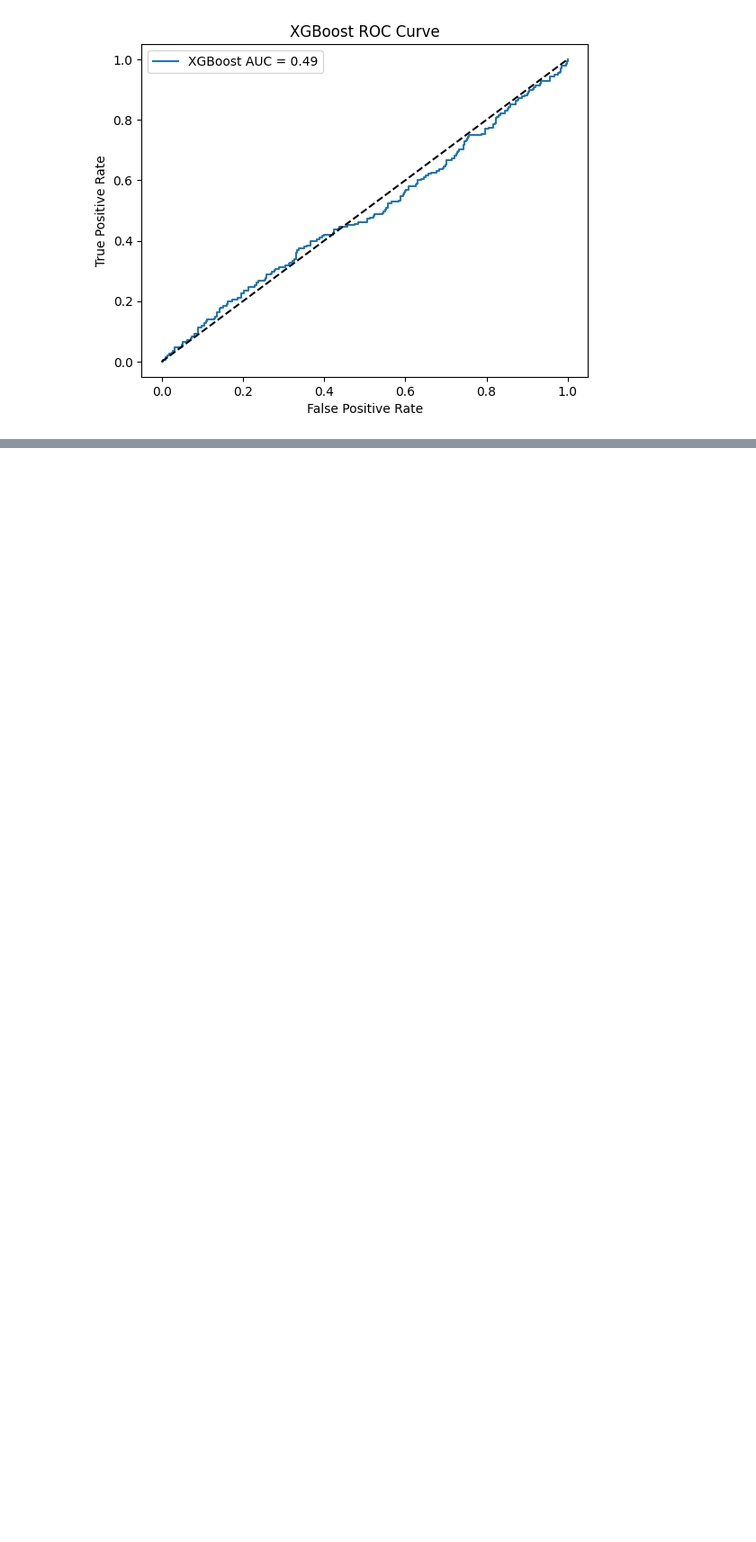
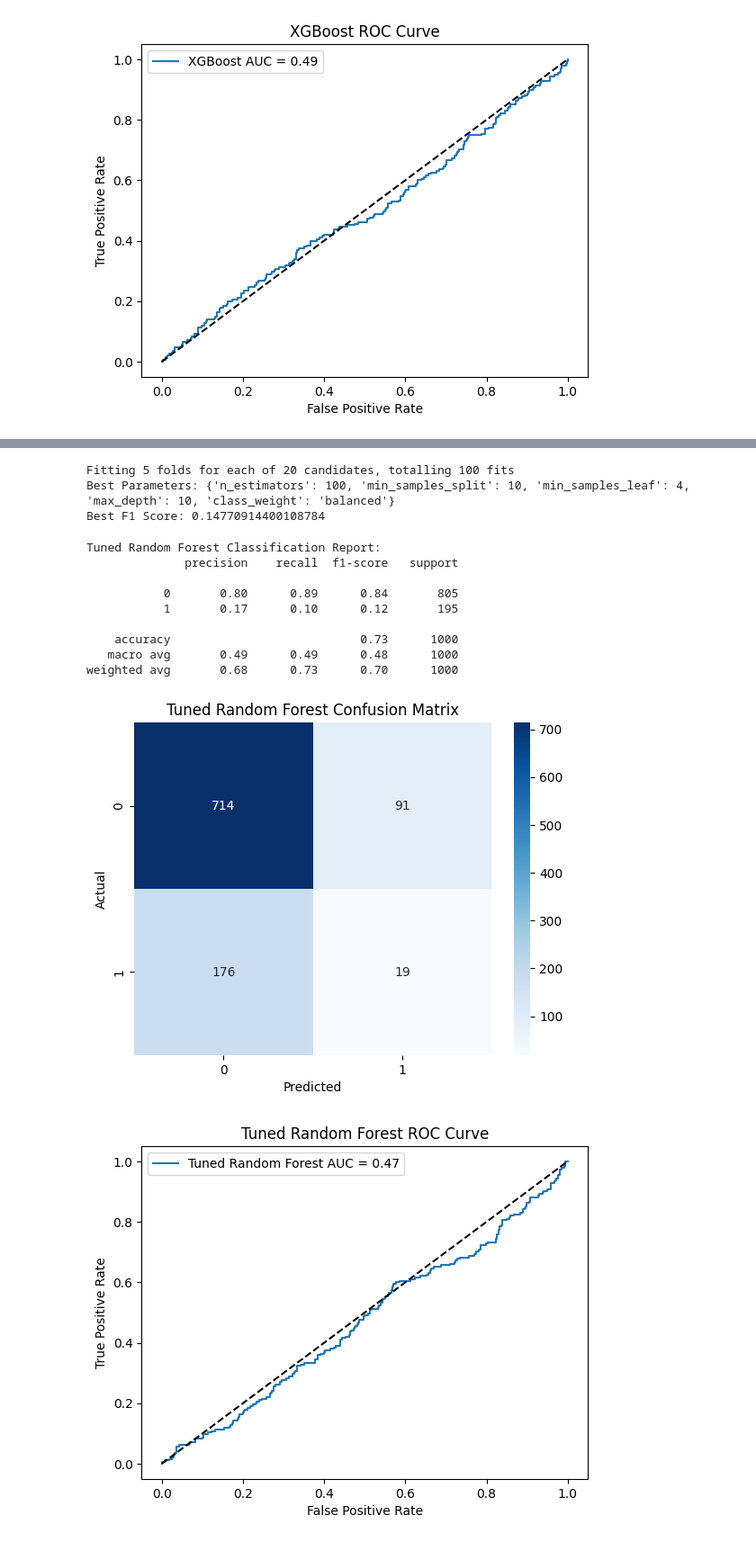
Before and after one commit to RohitMudili/DocTel, a Jupyter notebook: Model_Training_Complication_Prediction.ipynb, the cells around one changed output, grey strips where cells are left out. Shown at 90% size. Cells and saved outputs as stored; diff of their text form; code cells hidden in the pictures; blank space fills up the shorter version.

```diff
--- a/Model_Training_Complication_Prediction.ipynb
+++ b/Model_Training_Complication_Prediction.ipynb
@@ -138,0 +189,47 @@ weighted avg       0.69      0.77      0.72      1000
+# %%
+from sklearn.model_selection import RandomizedSearchCV
+
+param_dist = {
+    'n_estimators': [100, 150, 200],
+    'max_depth': [None, 10, 20, 30],
+    'min_samples_split': [2, 5, 10],
+    'min_samples_leaf': [1, 2, 4],
+    'class_weight': [None, 'balanced']
+}
+
+rf = RandomForestClassifier(random_state=42)
+
+random_search = RandomizedSearchCV(
+    rf,
+    param_distributions=param_dist,
+    n_iter=20,
+    scoring='f1',
+    cv=5,
+    verbose=2,
+    random_state=42,
+    n_jobs=-1
+)
+
+random_search.fit(X_train, y_train)
+print("Best Parameters:", random_search.best_params_)
+print("Best F1 Score:", random_search.best_score_)
+
+best_rf = random_search.best_estimator_
+# %% [output]
+Fitting 5 folds for each of 20 candidates, totalling 100 fits
+Best Parameters: {'n_estimators': 100, 'min_samples_split': 10, 'min_samples_leaf': 4, 'max_depth': 10, 'class_weight': 'balanced'}
+Best F1 Score: 0.14770914400108784
+# %%
+evaluate_model(best_rf, "Tuned Random Forest")
+# %% [output]
+Tuned Random Forest Classification Report:
+              precision    recall  f1-score   support
+
+           0       0.80      0.89      0.84       805
+           1       0.17      0.10      0.12       195
+
+    accuracy                           0.73      1000
+   macro avg       0.49      0.49      0.48      1000
+weighted avg       0.68      0.73      0.70      1000
+[figure, added]
+[figure, added]
```
Also changed, not shown: parts of 3 cells of this notebook, 1 other file.
